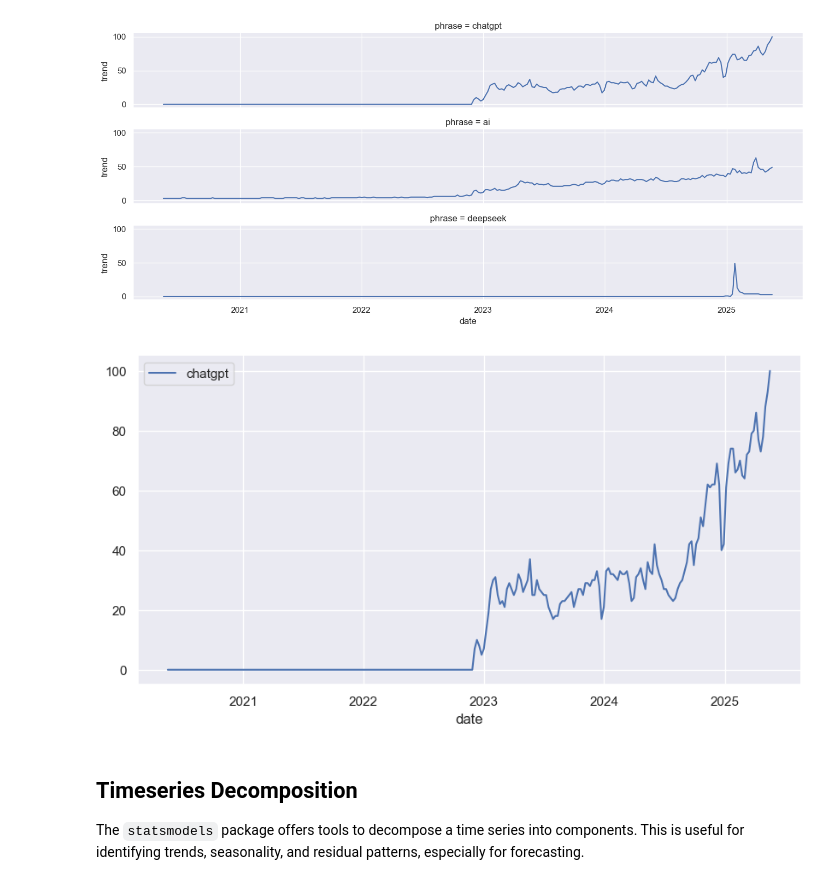
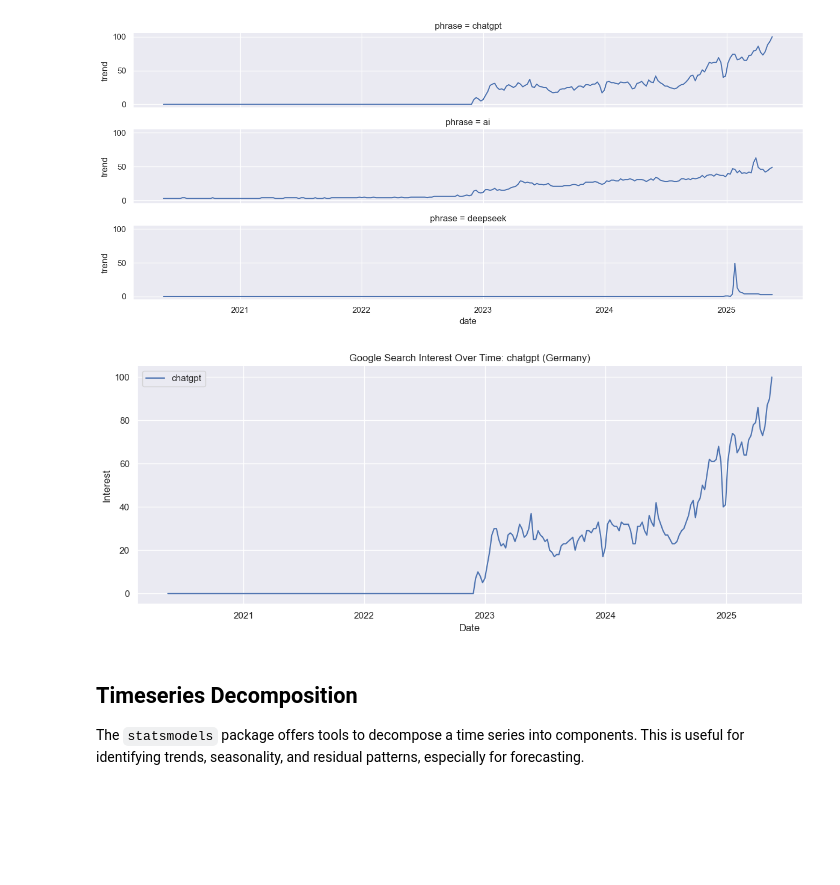
Before and after one commit to SheryllD/googletrends, a Jupyter notebook: pytrends.ipynb, the cells around one changed output. Drawn from its saved outputs; the diff is of its cells as text; code cells hidden in the pictures; blank space fills up the shorter version.

```diff
--- a/pytrends.ipynb
+++ b/pytrends.ipynb
@@ -120,16 +118,27 @@ g = sns.relplot(data=plot_data,
 # %%
 # Note: returns different values when the phrase is queried on its own.
 kw_list = ['chatgpt']
 pytrends.build_payload(kw_list,
                        cat=0,
                        timeframe='today 5-y',
                        geo='DE',
                        gprop='')
+
+# Retrieving interest over time for the keyword
 df_trend_single = pytrends.interest_over_time()
+
+# Plot the trend
+plt.figure(figsize=(12, 5))
 sns.lineplot(data=df_trend_single.iloc[:,0:1])
+plt.title('Google Search Interest Over Time: chatgpt (Germany)')
+plt.xlabel('Date')
+plt.ylabel('Interest')
 sns.despine()
+plt.grid(True)
+plt.tight_layout()
+plt.show()
 # %% [output]
-[figure, old version]
+[figure, new version]
 # %% [markdown]
 ## Timeseries Decomposition
 The `statsmodels` package offers tools to decompose a time series into components. This is useful for identifying trends, seasonality, and residual patterns, especially for forecasting.
```
Also changed, not shown: parts of 3 cells of this notebook.
